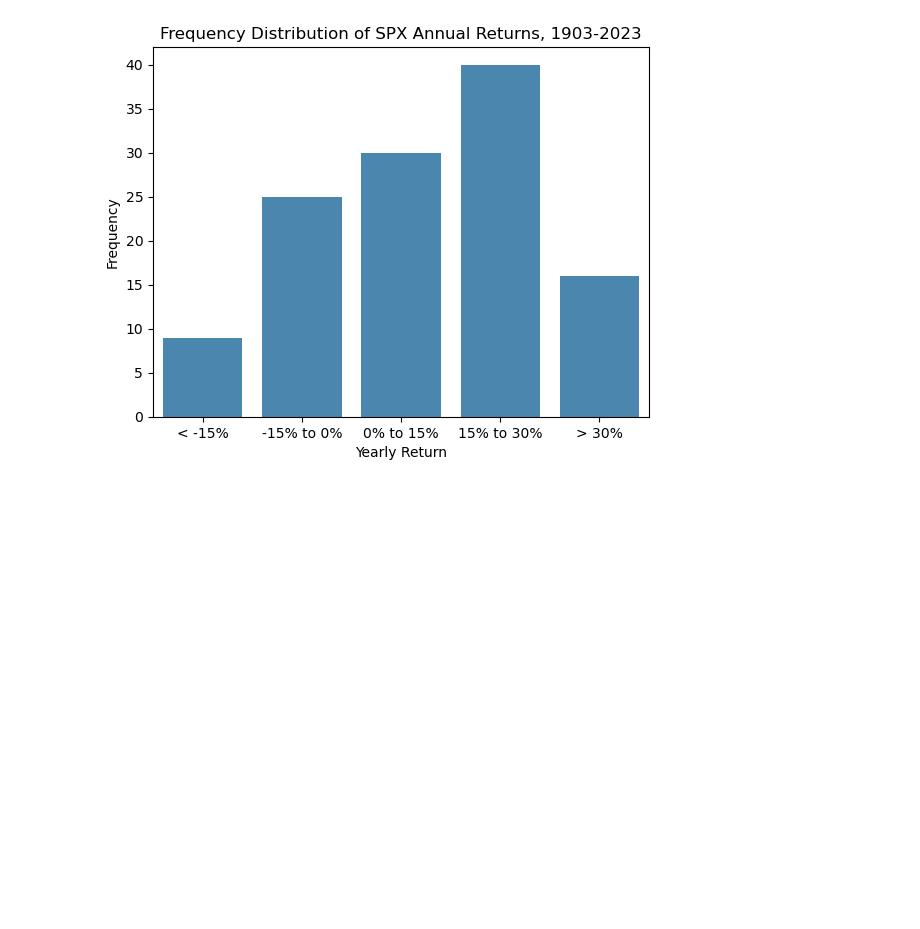
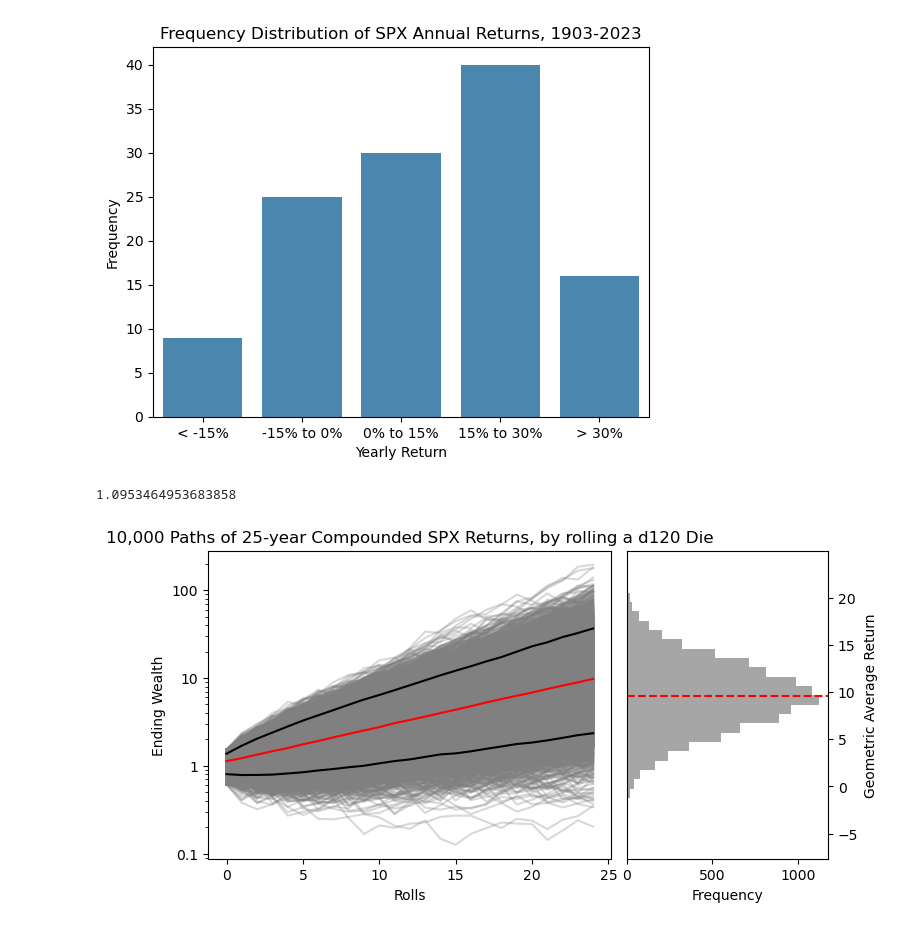
Before and after one commit to niklas-fischer/safehaven, a Jupyter notebook: notebooks/main.ipynb, the cells around one changed output. Drawn from its saved outputs; the diff is of its cells as text; code cells hidden in the pictures; blank space fills up the shorter version.

```diff
--- a/notebooks/main.ipynb
+++ b/notebooks/main.ipynb
@@ -401,3 +401,21 @@ saver.save_data_to_csv(sp500, "../output/sp500.csv")
 visualizer.plot_data(sp500, start_date, end_date)
 # %% [output]
 [figure]
+# %%
+# Setting length of time span worth considering
+num_years = 25
+# %%
+# Save SPX returns in array for further calculations
+sp500_return = sp500['TotalReturn'].values
+
+# Add 1 for procentual changes of return
+sp500_return += 1
+# %%
+gmean(sp500_return)
+# %% [output]
+1.0953464953683858
+# %%
+# Plotting SPX paths
+nietzschesdemon.plot_random_walk_frequency_distribution(num_walks, num_years, sp500_return, '10,000 Paths of 25‐year Compounded SPX Returns, by rolling a d120 Die')
+# %% [output]
+[figure, added]
```
Also changed, not shown: parts of 8 cells of this notebook.
